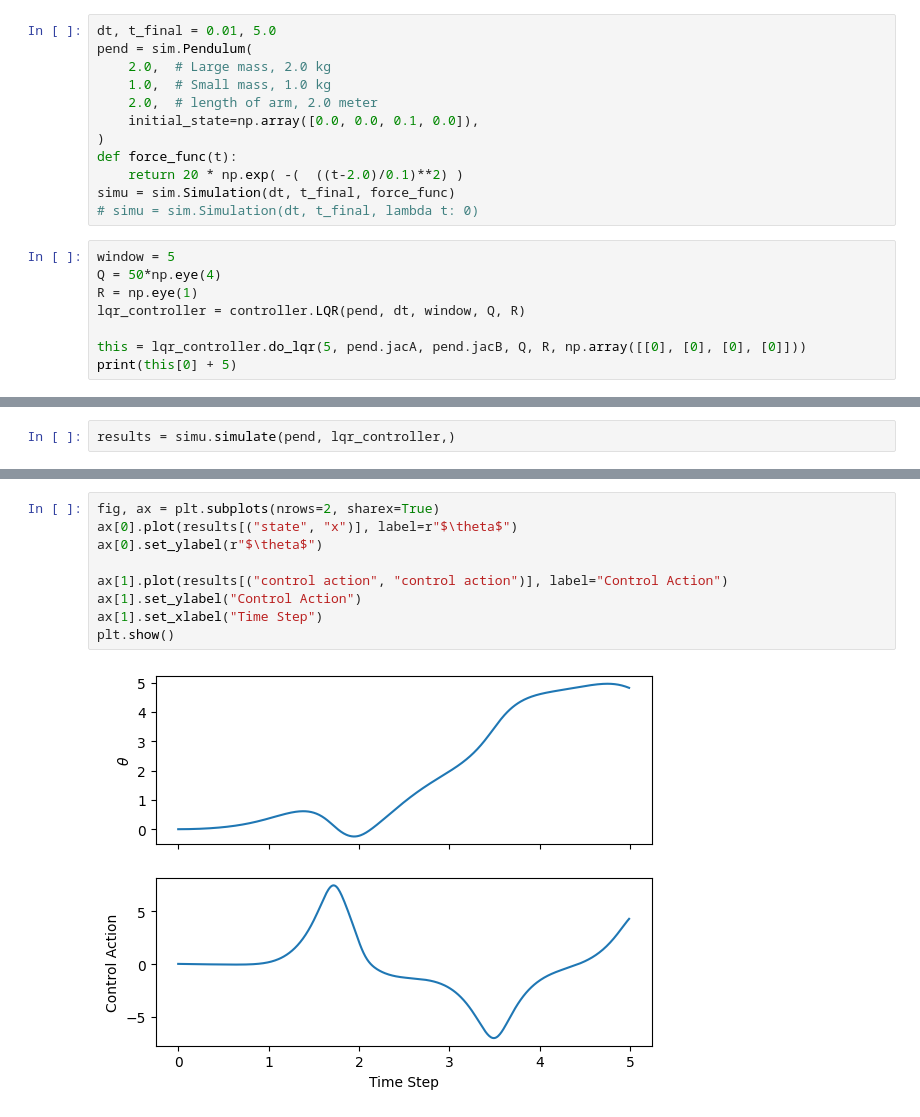
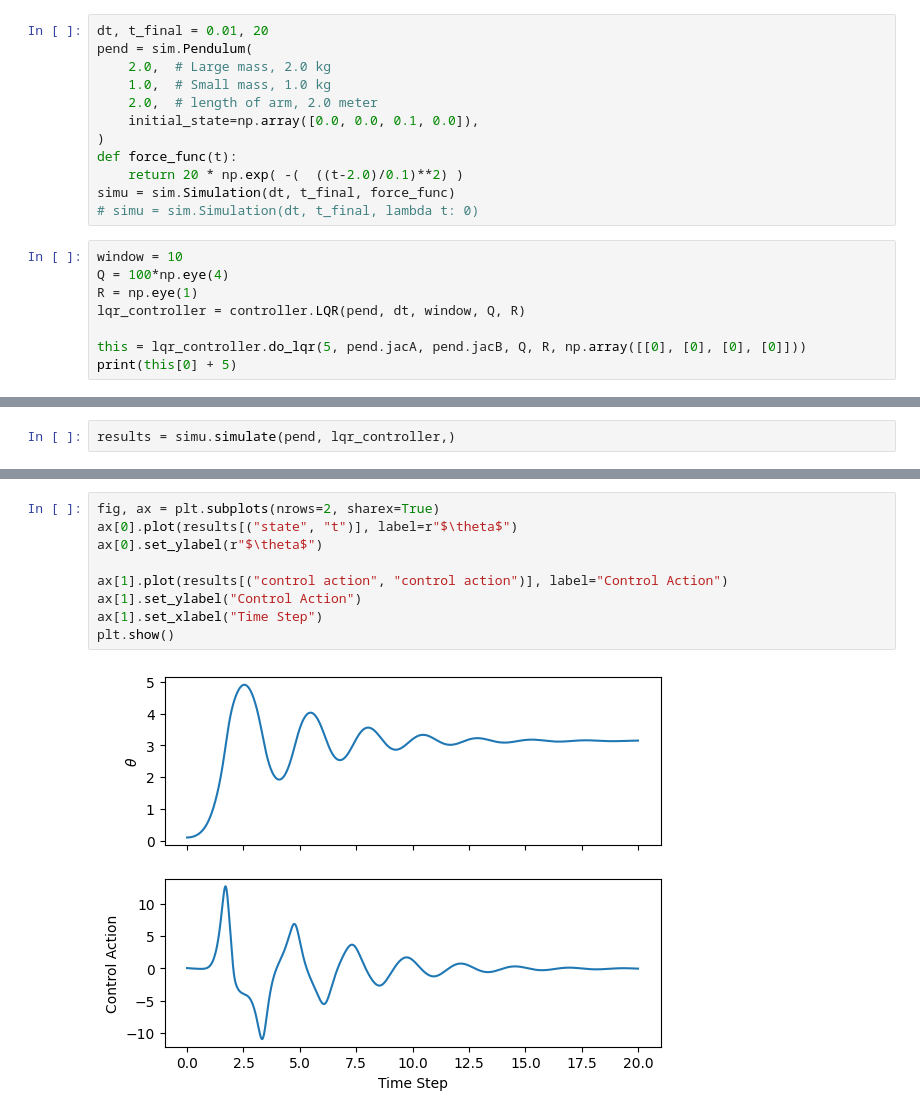
Before and after one commit to EASEL-UCI/pendsim, a Jupyter notebook: notebooks/LQR.ipynb, the cells around one changed output, grey strips where cells are left out. Saved outputs shown, nothing was run; the diff lists cells and outputs as text.

```diff
--- a/notebooks/LQR.ipynb
+++ b/notebooks/LQR.ipynb
@@ -19,7 +19,7 @@ from pendsim import sim, controller, viz, utils
 import numpy as np
 import matplotlib.pyplot as plt
 # %%
-dt, t_final = 0.01, 5.0
+dt, t_final = 0.01, 20
 pend = sim.Pendulum(
     2.0,  # Large mass, 2.0 kg
     1.0,  # Small mass, 1.0 kg
@@ -31,8 +31,8 @@ def force_func(t):
 simu = sim.Simulation(dt, t_final, force_func)
 # simu = sim.Simulation(dt, t_final, lambda t: 0)
 # %%
-window = 5
-Q = 50*np.eye(4)
+window = 10
+Q = 100*np.eye(4)
 R = np.eye(1)
 lqr_controller = controller.LQR(pend, dt, window, Q, R)
 
@@ -80,11 +45,11 @@ discretejacA:
 # %%
 fig, ax = plt.subplots(nrows=2, sharex=True)
-ax[0].plot(results[("state", "x")], label=r"$\theta$")
+ax[0].plot(results[("state", "t")], label=r"$\theta$")
 ax[0].set_ylabel(r"$\theta$")
 
 ax[1].plot(results[("control action", "control action")], label="Control Action")
 ax[1].set_ylabel("Control Action")
 ax[1].set_xlabel("Time Step")
 plt.show()
 # %% [output]
-[figure, old version]
+[figure, new version]
```
Also changed, not shown: parts of 2 cells of this notebook.
